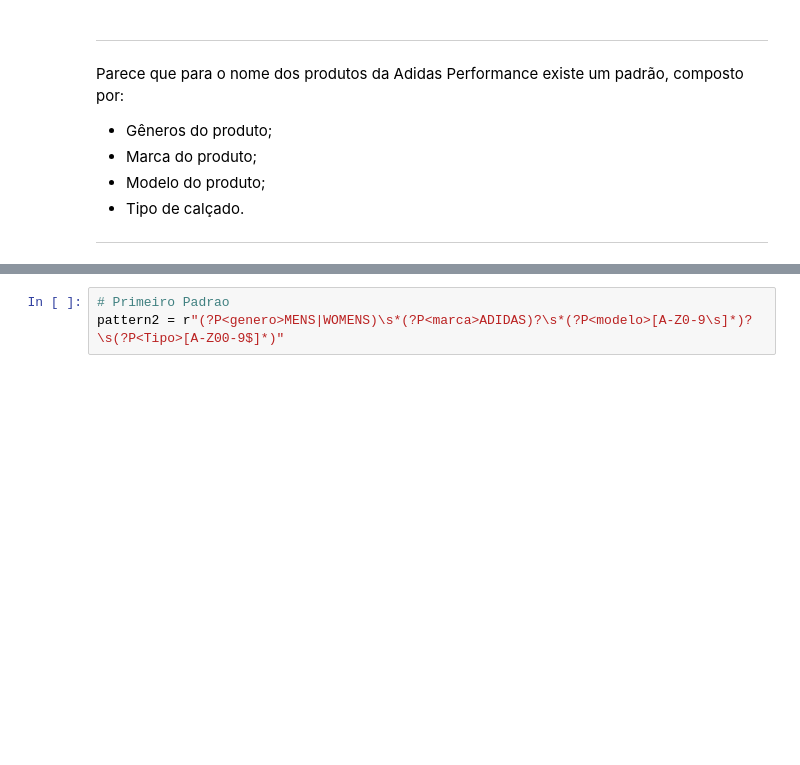
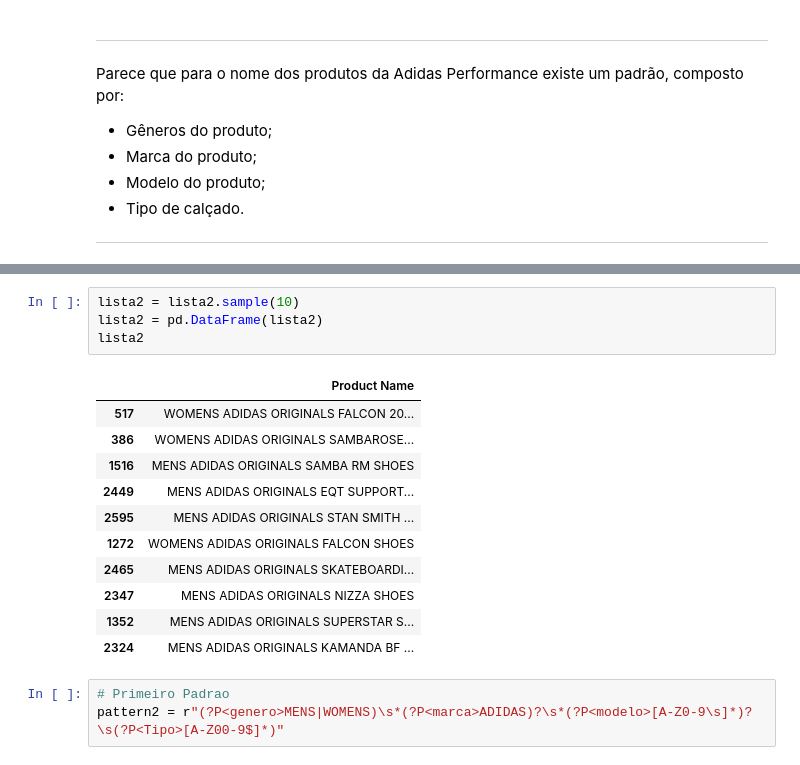
Before and after one commit to MaurilioGauss/AdidasVSNike_kaggle, a Jupyter notebook: CC_adidas_nike.ipynb, the cells around one changed output, grey strips where cells are left out. Drawn from its saved outputs; the diff is of its cells as text; blank space fills up the shorter version.

```diff
--- a/CC_adidas_nike.ipynb
+++ b/CC_adidas_nike.ipynb
@@ -358,3 +370,19 @@ lista2
+# %%
+lista2 = lista2.sample(10)
+lista2 = pd.DataFrame(lista2)
+lista2
+# %% [output]
+|  | Product Name |
+| 517 | WOMENS ADIDAS ORIGINALS FALCON 20... |
+| 386 | WOMENS ADIDAS ORIGINALS SAMBAROSE... |
+| 1516 | MENS ADIDAS ORIGINALS SAMBA RM SHOES |
+| 2449 | MENS ADIDAS ORIGINALS EQT SUPPORT... |
+| 2595 | MENS ADIDAS ORIGINALS STAN SMITH ... |
+| 1272 | WOMENS ADIDAS ORIGINALS FALCON SHOES |
+| 2465 | MENS ADIDAS ORIGINALS SKATEBOARDI... |
+| 2347 | MENS ADIDAS ORIGINALS NIZZA SHOES |
+| 1352 | MENS ADIDAS ORIGINALS SUPERSTAR S... |
+| 2324 | MENS ADIDAS ORIGINALS KAMANDA BF ... |
 # %%
 # Primeiro Padrao
 pattern2 = r"(?P<genero>MENS|WOMENS)\s*(?P<marca>ADIDAS)?\s*(?P<modelo>[A-Z0-9\s]*)?\s(?P<Tipo>[A-Z00-9$]*)"
```
Also changed, not shown: parts of 10 cells of this notebook.
